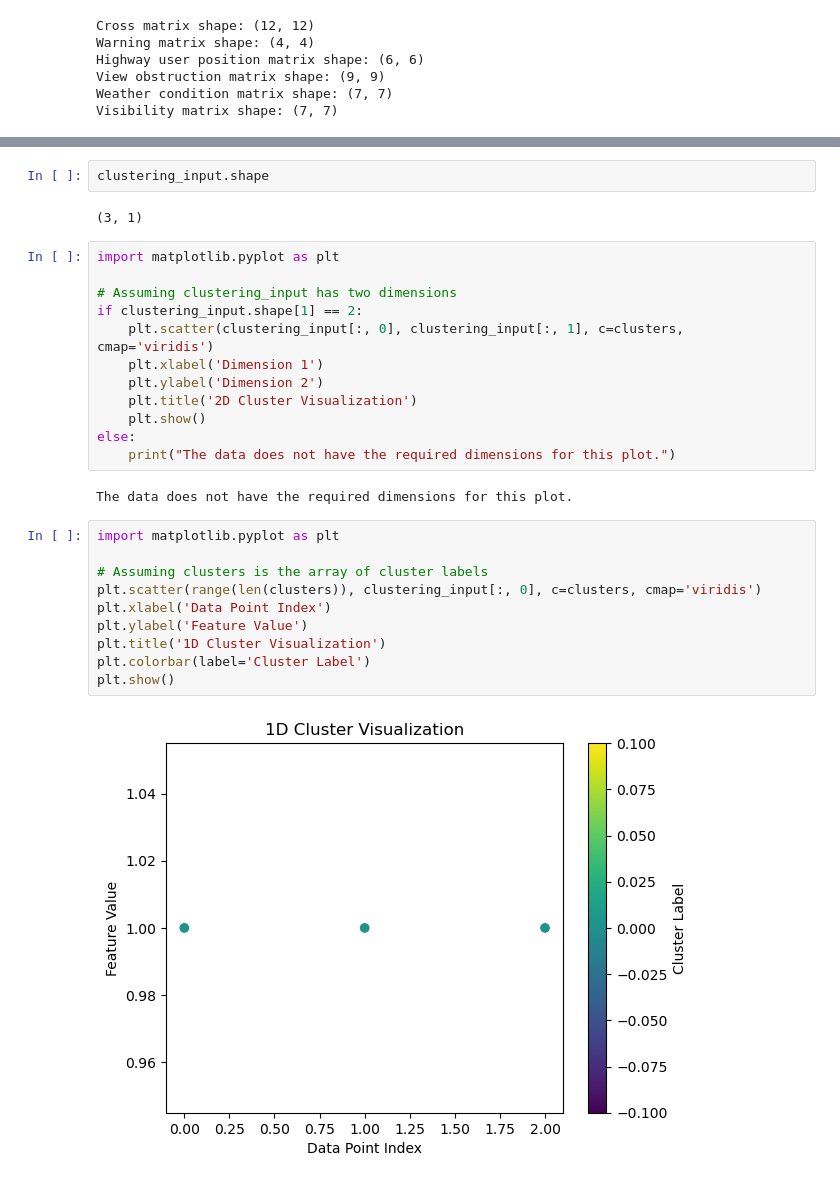
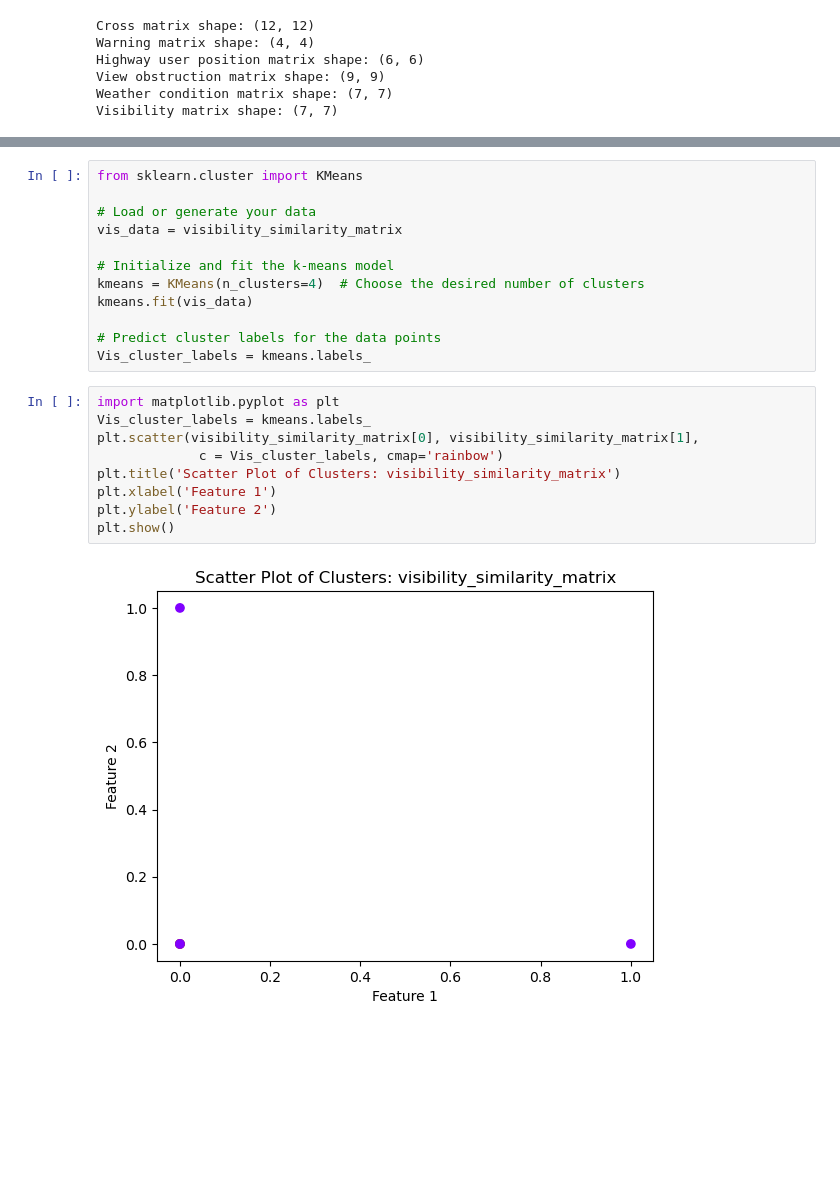
Before and after one commit to HUGOXBACA/UCR_GOOGLE_REU, a Jupyter notebook: Rail_Equipment_Accidents/DataEncoding.ipynb, the cells around one changed output, grey strips where cells are left out. Cells and saved outputs as stored; diff of their text form; blank space fills up the shorter version.

Commit message:
We have plotted some cluster labels in dataencoding

```diff
--- a/Rail_Equipment_Accidents/DataEncoding.ipynb
+++ b/Rail_Equipment_Accidents/DataEncoding.ipynb
@@ -419,30 +300,23 @@ IndexError: index 1 is out of bounds for axis 1 with size 1
-# %%
-clustering_input.shape
-# %% [output]
-(3, 1)
-# %%
-import matplotlib.pyplot as plt
-
-# Assuming clustering_input has two dimensions
-if clustering_input.shape[1] == 2:
-    plt.scatter(clustering_input[:, 0], clustering_input[:, 1], c=clusters, cmap='viridis')
-    plt.xlabel('Dimension 1')
-    plt.ylabel('Dimension 2')
-    plt.title('2D Cluster Visualization')
-    plt.show()
-else:
-    print("The data does not have the required dimensions for this plot.")
-# %% [output]
-The data does not have the required dimensions for this plot.
-# %%
-import matplotlib.pyplot as plt
-
-# Assuming clusters is the array of cluster labels
-plt.scatter(range(len(clusters)), clustering_input[:, 0], c=clusters, cmap='viridis')
-plt.xlabel('Data Point Index')
-plt.ylabel('Feature Value')
-plt.title('1D Cluster Visualization')
-plt.colorbar(label='Cluster Label')
-plt.show()
-# %% [output]
-[figure, removed]
+# %%
+from sklearn.cluster import KMeans
+
+# Load or generate your data
+vis_data = visibility_similarity_matrix
+
+# Initialize and fit the k-means model
+kmeans = KMeans(n_clusters=4)  # Choose the desired number of clusters
+kmeans.fit(vis_data)
+
+# Predict cluster labels for the data points
+Vis_cluster_labels = kmeans.labels_
+# %%
+import matplotlib.pyplot as plt
+Vis_cluster_labels = kmeans.labels_
+plt.scatter(visibility_similarity_matrix[0], visibility_similarity_matrix[1],
+             c = Vis_cluster_labels, cmap='rainbow')
+plt.title('Scatter Plot of Clusters: visibility_similarity_matrix')
+plt.xlabel('Feature 1')
+plt.ylabel('Feature 2')
+plt.show()
+# %% [output]
+[figure, added]
```
Also changed, not shown: parts of 21 cells of this notebook, 14 other files.
